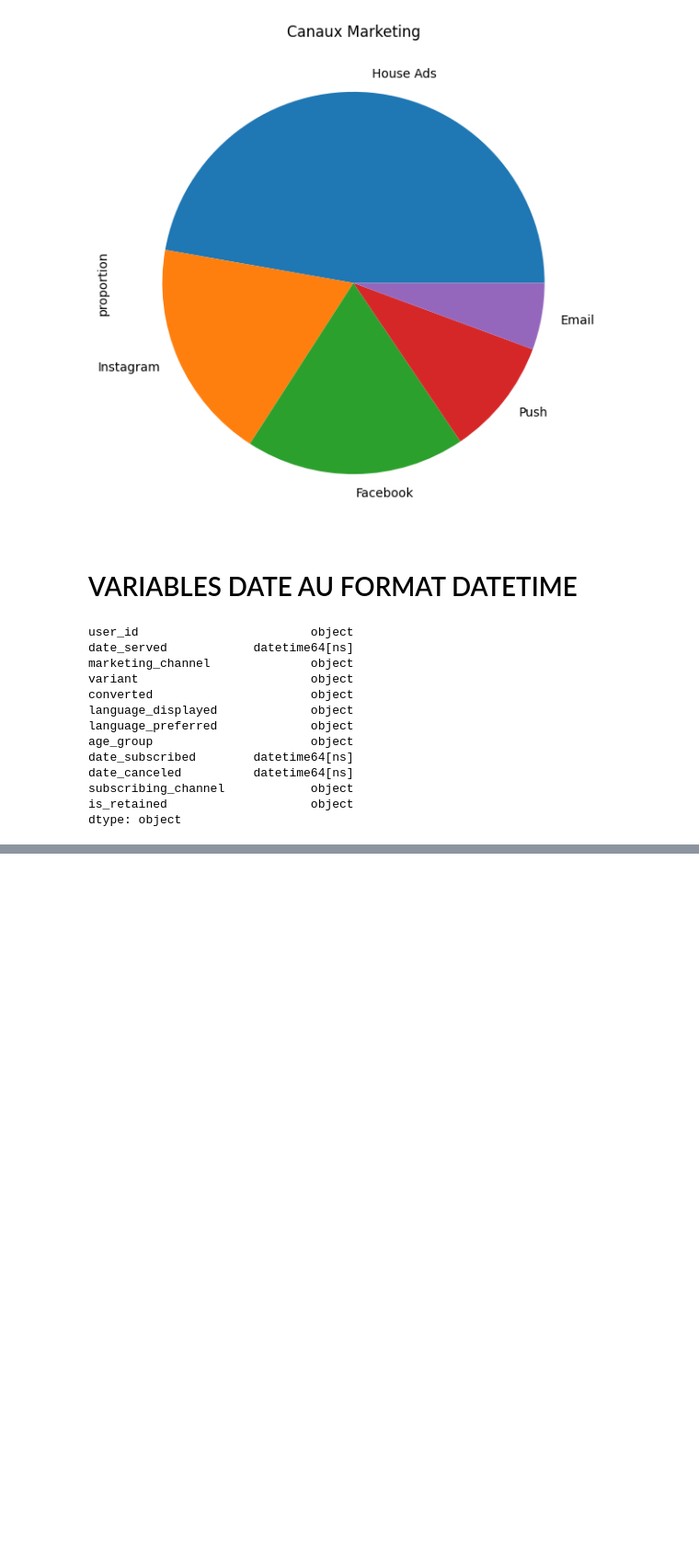
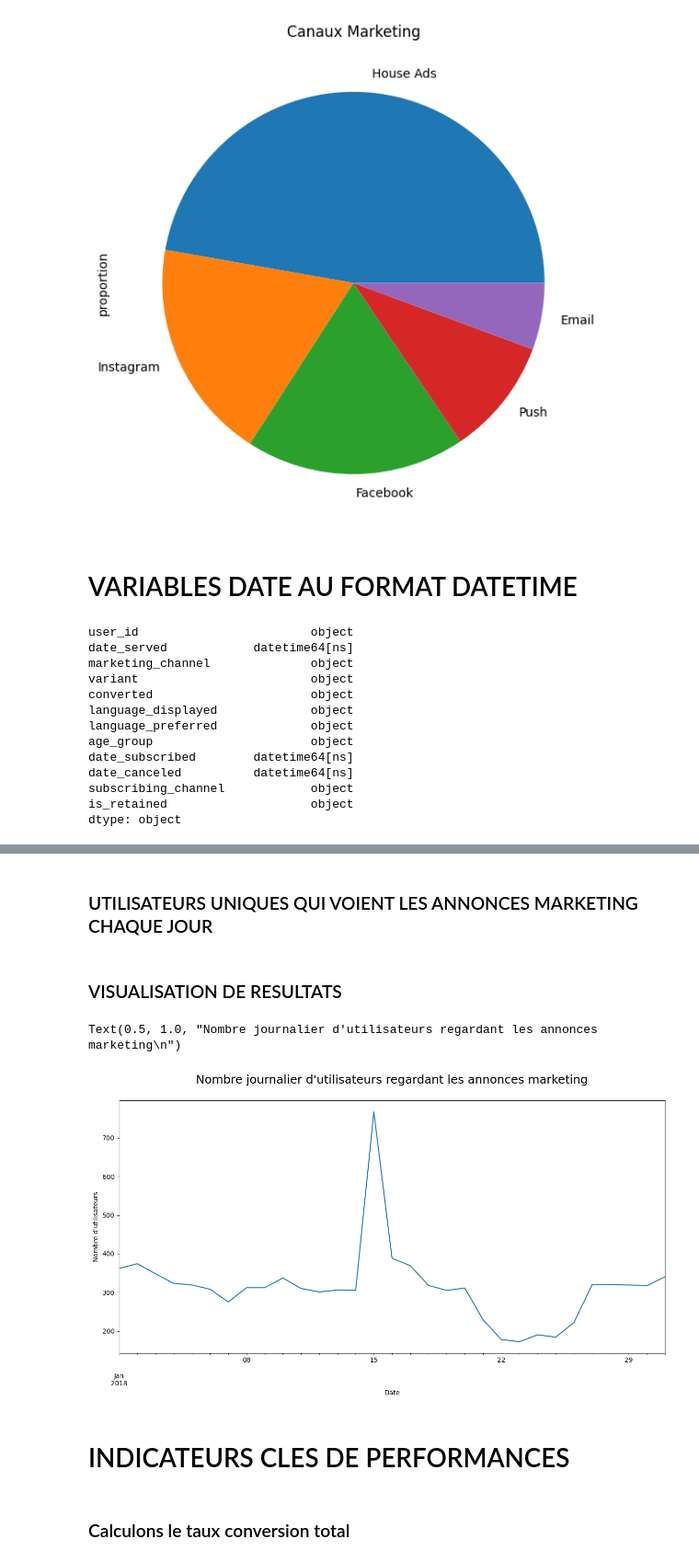
Before and after one commit to compo90/Projet_Analyse_Marketing, a Jupyter notebook: analyse_marketing.ipynb, the cells around one changed output, grey strips where cells are left out. Shown: that part at 92% size. Drawn from its saved outputs; the diff is of its cells as text; code cells hidden in the pictures; blank space fills up the shorter version.

```diff
--- a/analyse_marketing.ipynb
+++ b/analyse_marketing.ipynb
@@ -123,0 +144,6 @@ marketing_df.head()
+# %%
+#Creation de la nouvelle colonne 'channel_code'
+marketing_df['channel_code'] = marketing_df['subscribing_channel'].map(dict_channel)
+# %%
+#Ajout d'une nouvelle colonne 'is_correct_lang'
+marketing_df['is_correct_lang'] = np.where (marketing_df['language_displayed'] == marketing_df['language_preferred'], 'Yes', 'No')
@@ -123,0 +168,3 @@ marketing_df.head()
+# %%
+#Ajout de la colonne 'DoW' qui represente le jour de la semaine
+marketing_df['Dow'] =  marketing_df['date_subscribed'].dt.dayofweek
@@ -123,0 +192,21 @@ marketing_df.head()
+# %% [markdown]
+### UTILISATEURS UNIQUES QUI VOIENT LES ANNONCES MARKETING CHAQUE JOUR
+# %%
+#Grouper les observations par la variable 'date_served' et compter le nombre d'utilisateurs(variable user_id)
+daily_users = marketing_df.groupby('date_served')['user_id'].nunique()
+# %% [markdown]
+### VISUALISATION DE RESULTATS
+# %%
+#visualisation
+plt.figure(figsize=(15, 7))
+daily_users.plot.line()
+plt.xlabel('Date')
+plt.ylabel("Nombre d'utilisateurs")
+plt.title("Nombre journalier d'utilisateurs regardant les annonces marketing\n", fontsize=18)
+# %% [output]
+Text(0.5, 1.0, "Nombre journalier d'utilisateurs regardant les annonces marketing\n")
+[figure, added]
+# %% [markdown]
+# INDICATEURS CLES DE PERFORMANCES
+# %% [markdown]
+### Calculons le taux conversion total
```
Also changed, not shown: parts of 27 cells of this notebook.
